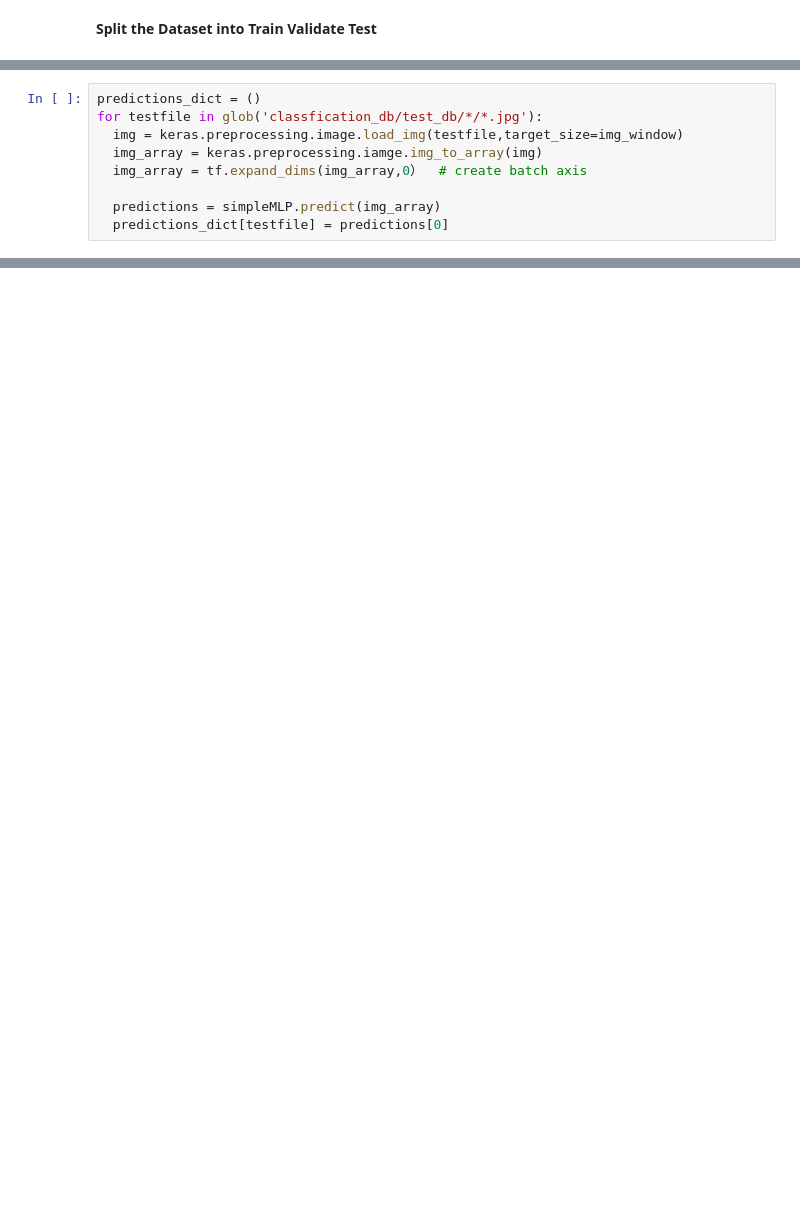
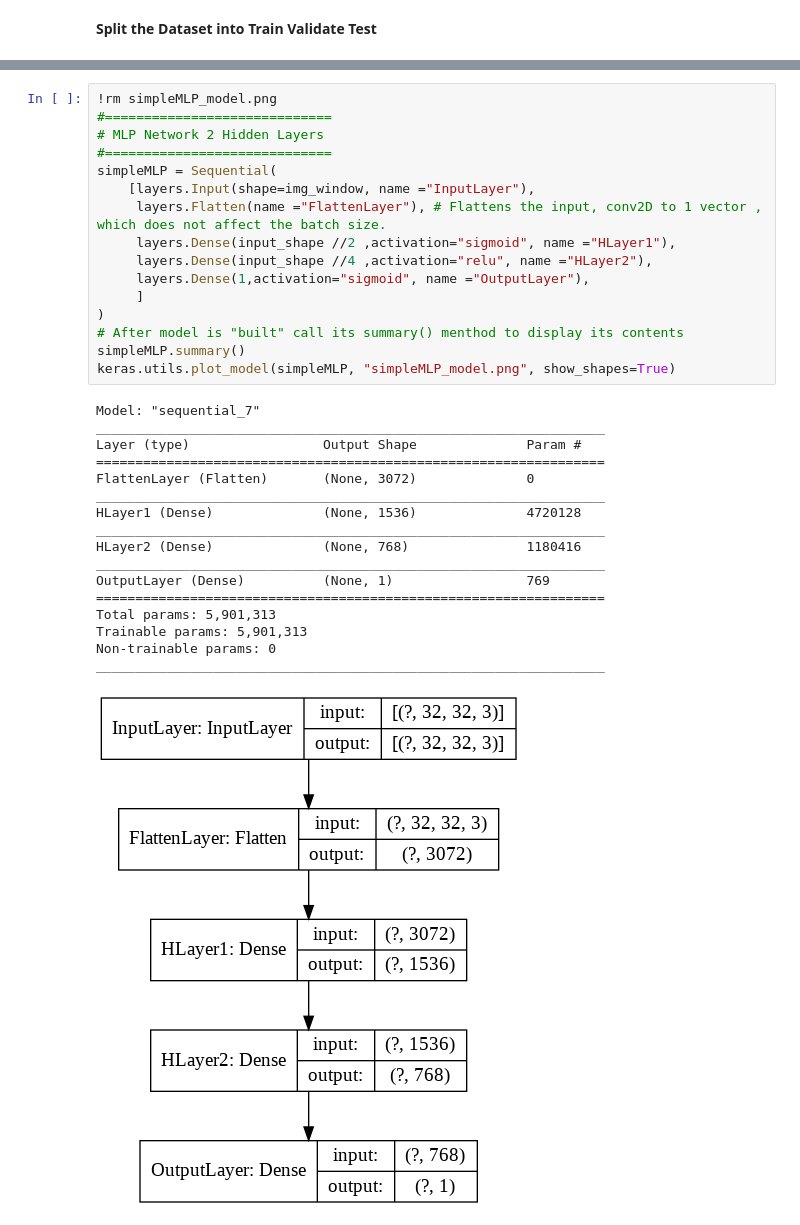
Before and after one commit to bhomaidan1990/Computer_Vision_Labs, a Jupyter notebook: CV_Lab_2.ipynb, the cells around one changed output, grey strips where cells are left out. Drawn from its saved outputs; the diff is of its cells as text; blank space fills up the shorter version.

```diff
--- a/CV_Lab_2.ipynb
+++ b/CV_Lab_2.ipynb
@@ -486,9 +375,0 @@ print('Groundtruth:',Groundtruth_classname)
-# %%
-predictions_dict = ()
-for testfile in glob('classfication_db/test_db/*/*.jpg'):
-  img = keras.preprocessing.image.load_img(testfile,target_size=img_window)
-  img_array = keras.preprocessing.iamge.img_to_array(img)
-  img_array = tf.expand_dims(img_array,0）  # create batch axis
-
-  predictions = simpleMLP.predict(img_array)
-  predictions_dict[testfile] = predictions[0]
@@ -494,0 +427,34 @@ for testfile in glob('classfication_db/test_db/*/*.jpg'):
+# %%
+!rm simpleMLP_model.png
+#=============================
+# MLP Network 2 Hidden Layers
+#=============================
+simpleMLP = Sequential(
+    [layers.Input(shape=img_window, name ="InputLayer"),
+     layers.Flatten(name ="FlattenLayer"), # Flattens the input, conv2D to 1 vector , which does not affect the batch size.
+     layers.Dense(input_shape //2 ,activation="sigmoid", name ="HLayer1"),
+     layers.Dense(input_shape //4 ,activation="relu", name ="HLayer2"),
+     layers.Dense(1,activation="sigmoid", name ="OutputLayer"),
+     ]
+)
+# After model is "built" call its summary() menthod to display its contents
+simpleMLP.summary()
+keras.utils.plot_model(simpleMLP, "simpleMLP_model.png", show_shapes=True)
+# %% [output]
+Model: "sequential_7"
+_________________________________________________________________
+Layer (type)                 Output Shape              Param #
+=================================================================
+FlattenLayer (Flatten)       (None, 3072)              0
+_________________________________________________________________
+HLayer1 (Dense)              (None, 1536)              4720128
+_________________________________________________________________
+HLayer2 (Dense)              (None, 768)               1180416
+_________________________________________________________________
+OutputLayer (Dense)          (None, 1)                 769
+=================================================================
+Total params: 5,901,313
+Trainable params: 5,901,313
+Non-trainable params: 0
+_________________________________________________________________
+[figure, added]
```
Also changed, not shown: parts of 48 cells of this notebook.
